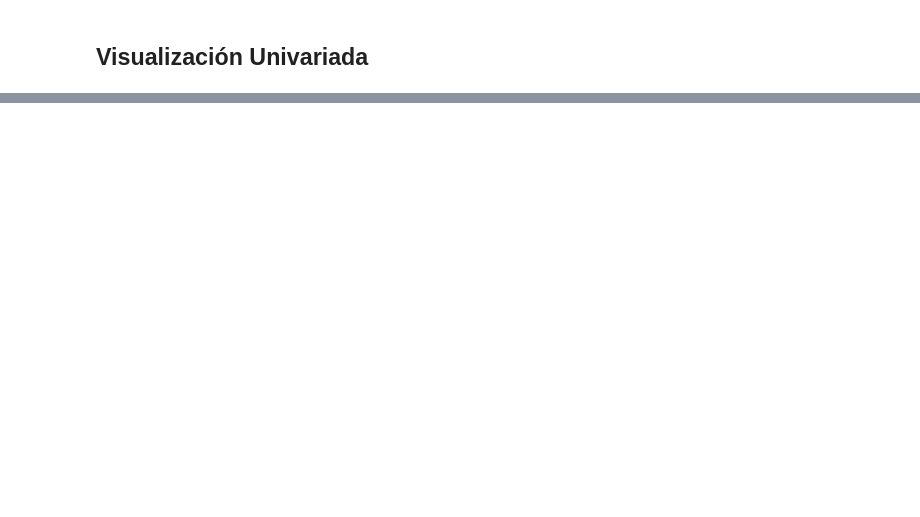
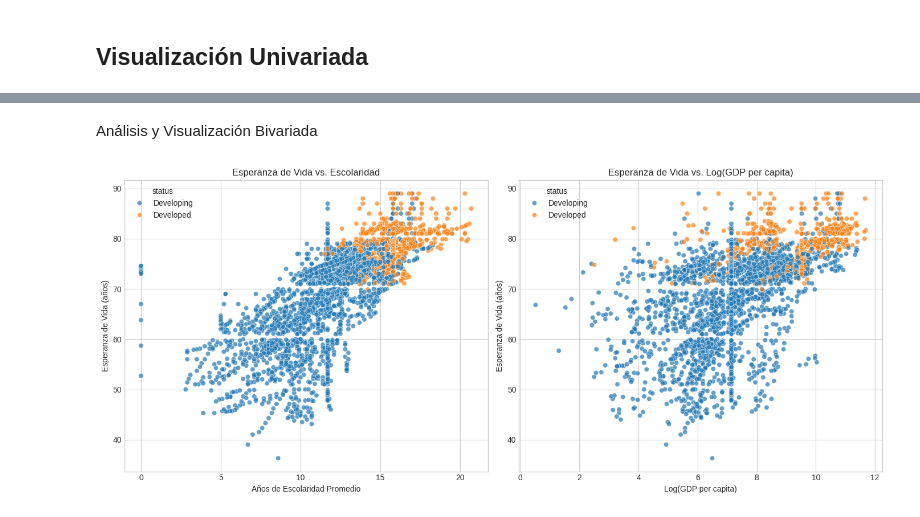
Before and after one commit to polaya813/polaya813, a Jupyter notebook: Copia_de_ENTREGABLE_5.ipynb, the cells around one changed output, grey strips where cells are left out. Cells and saved outputs as stored; diff of their text form; code cells hidden in the pictures; blank space fills up the shorter version.

```diff
--- a/Copia_de_ENTREGABLE_5.ipynb
+++ b/Copia_de_ENTREGABLE_5.ipynb
@@ -291,0 +339,30 @@ dtype: float64
+# %% [markdown]
+Análisis y Visualización Bivariada
+# %%
+# Scatter Plots:
+# schooling vs life_expectancy.
+# gdp vs life_expectancy (considera aplicar una transformación logarítmica al
+# GDP si la escala es muy amplia).
+plt.figure(figsize=(14, 6))
+plt.subplot(1, 2, 1)
+sns.scatterplot(x='schooling', y='life_expectancy', hue='status',
+data=df_life, alpha=0.7)
+plt.title('Esperanza de Vida vs. Escolaridad')
+plt.xlabel('Años de Escolaridad Promedio')
+plt.ylabel('Esperanza de Vida (años)')
+plt.subplot(1, 2, 2)
+# Aplicamos log a GDP para mejor visualización debido a la alta
+# varianza
+df_life_temp = df_life.copy() # Evitar modificar el df original
+# para esta visualización
+df_life_temp['log_gdp'] = np.log(df_life_temp['gdp'].replace(0,
+np.nan)) # Reemplazar 0 con NaN antes de log
+sns.scatterplot(x='log_gdp', y='life_expectancy', hue='status',
+data=df_life_temp, alpha=0.7)
+plt.title('Esperanza de Vida vs. Log(GDP per capita)')
+plt.xlabel('Log(GDP per capita)')
+plt.ylabel('Esperanza de Vida (años)')
+plt.tight_layout()
+plt.show()
+# %% [output]
+[figure, added]
```
Also changed, not shown: parts of 16 cells of this notebook.
